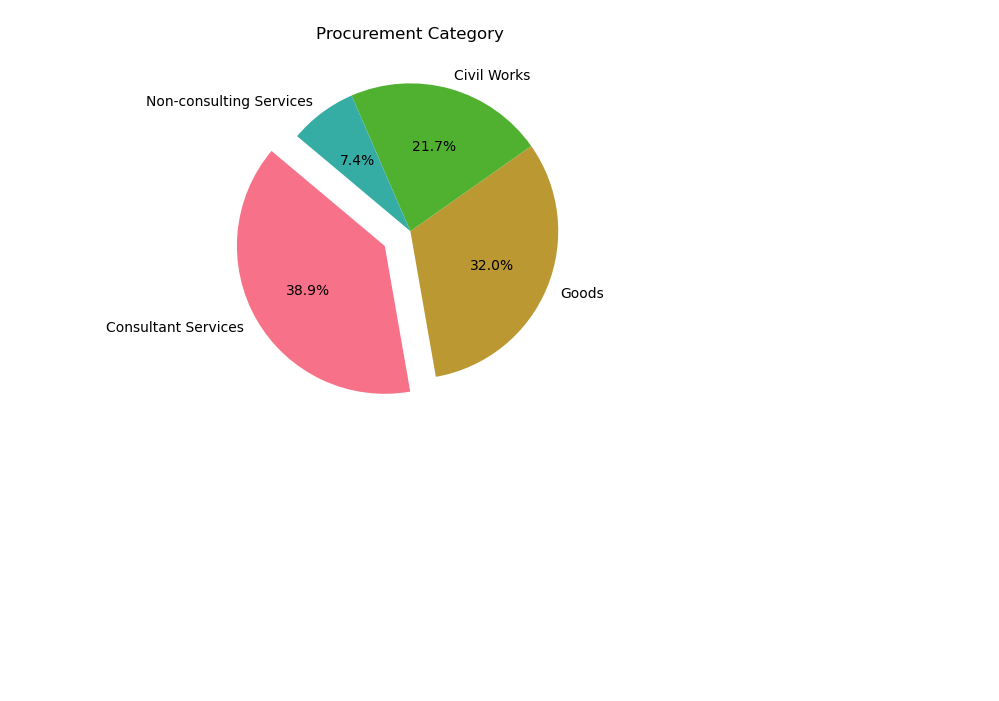
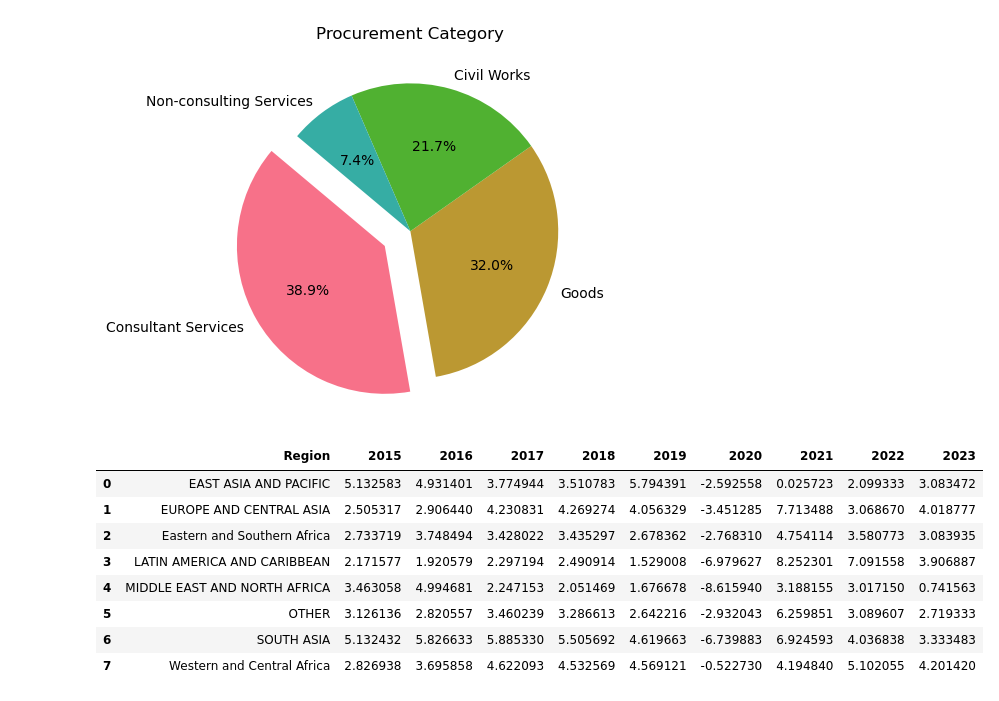
Before and after one commit to mdlugosz-develop/bootcamp-project-1, a Jupyter notebook: analysis.ipynb, the cells around one changed output. Drawn from its saved outputs; the diff is of its cells as text; code cells hidden in the pictures; blank space fills up the shorter version.

```diff
--- a/analysis.ipynb
+++ b/analysis.ipynb
@@ -496,0 +503,29 @@ plt.show()
+# %%
+
+# Create a dictionary to map countries to regions
+country_to_region = {}
+for region, countries in region_country_dict.items():
+    for country in countries:
+        country_to_region[country] = region
+
+# Map each country to its region
+gdp_df['Region'] = gdp_df['Country Name'].map(country_to_region)
+
+# Drop rows where the region is not mapped
+gdp_df = gdp_df.dropna(subset=['Region'])
+
+# Group by 'Region' and calculate the average GDP values for each region
+region_gdp_avg = gdp_df.groupby('Region').mean().reset_index()
+
+# Display the DataFrame with average GDP values by region
+region_gdp_avg
+# %% [output]
+|  | Region | 2015 | 2016 | 2017 | 2018 | 2019 | 2020 | 2021 | 2022 | 2023 |
+| 0 | EAST ASIA AND PACIFIC | 5.132583 | 4.931401 | 3.774944 | 3.510783 | 5.794391 | -2.592558 | 0.025723 | 2.099333 | 3.083472 |
+| 1 | EUROPE AND CENTRAL ASIA | 2.505317 | 2.906440 | 4.230831 | 4.269274 | 4.056329 | -3.451285 | 7.713488 | 3.068670 | 4.018777 |
+| 2 | Eastern and Southern Africa | 2.733719 | 3.748494 | 3.428022 | 3.435297 | 2.678362 | -2.768310 | 4.754114 | 3.580773 | 3.083935 |
+| 3 | LATIN AMERICA AND CARIBBEAN | 2.171577 | 1.920579 | 2.297194 | 2.490914 | 1.529008 | -6.979627 | 8.252301 | 7.091558 | 3.906887 |
+| 4 | MIDDLE EAST AND NORTH AFRICA | 3.463058 | 4.994681 | 2.247153 | 2.051469 | 1.676678 | -8.615940 | 3.188155 | 3.017150 | 0.741563 |
+| 5 | OTHER | 3.126136 | 2.820557 | 3.460239 | 3.286613 | 2.642216 | -2.932043 | 6.259851 | 3.089607 | 2.719333 |
+| 6 | SOUTH ASIA | 5.132432 | 5.826633 | 5.885330 | 5.505692 | 4.619663 | -6.739883 | 6.924593 | 4.036838 | 3.333483 |
+| 7 | Western and Central Africa | 2.826938 | 3.695858 | 4.622093 | 4.532569 | 4.569121 | -0.522730 | 4.194840 | 5.102055 | 4.201420 |
```
Also changed, not shown: parts of 2 cells of this notebook.
